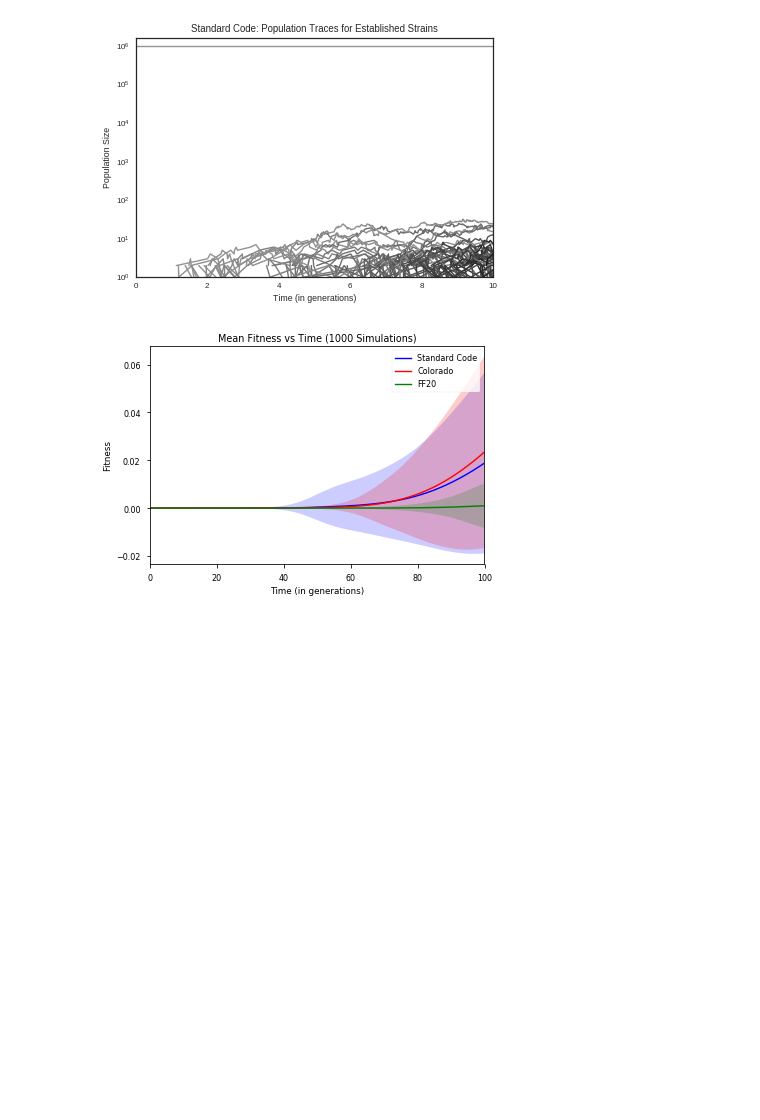
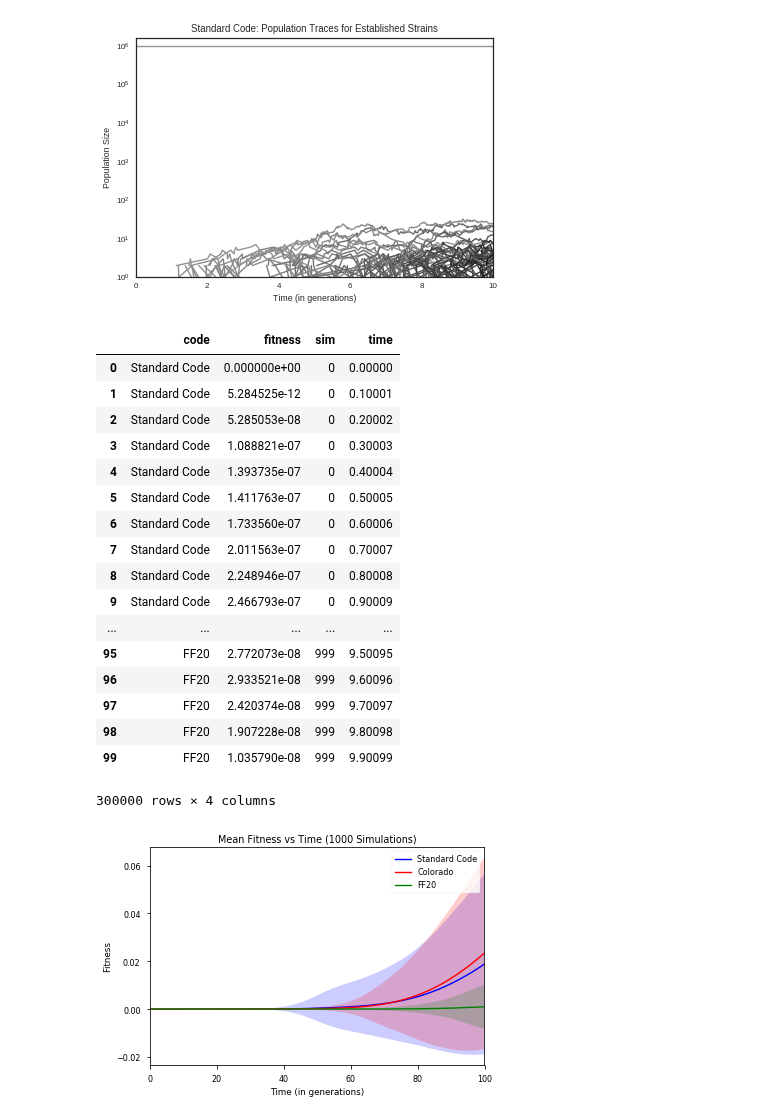
Before and after one commit to EndyLab/codon-tables, a Jupyter notebook: notebooks/fast_fail_figs.ipynb, the cells around one changed output. Drawn from its saved outputs; the diff is of its cells as text; code cells hidden in the pictures; blank space fills up the shorter version.

```diff
--- a/notebooks/fast_fail_figs.ipynb
+++ b/notebooks/fast_fail_figs.ipynb
@@ -344,6 +344,30 @@ for file in filenames[0:3]:
         del df
 # with open(filenames[0], 'rb') as handle:
 #     df = pickle.load(handle)
+# %%
+wanted_codes = ['Standard Code', 'Colorado', 'FF20']
+f = lambda code: code in wanted_codes
+DF_3b = DF.loc[DF['code'].map(f)]
+DF_3b
+# %% [output]
+|  | code | fitness | sim | time |
+| 0 | Standard Code | 0.000000e+00 | 0 | 0.00000 |
+| 1 | Standard Code | 5.284525e-12 | 0 | 0.10001 |
+| 2 | Standard Code | 5.285053e-08 | 0 | 0.20002 |
+| 3 | Standard Code | 1.088821e-07 | 0 | 0.30003 |
+| 4 | Standard Code | 1.393735e-07 | 0 | 0.40004 |
+| 5 | Standard Code | 1.411763e-07 | 0 | 0.50005 |
+| 6 | Standard Code | 1.733560e-07 | 0 | 0.60006 |
+| 7 | Standard Code | 2.011563e-07 | 0 | 0.70007 |
+| 8 | Standard Code | 2.248946e-07 | 0 | 0.80008 |
+| 9 | Standard Code | 2.466793e-07 | 0 | 0.90009 |
+| ... | ... | ... | ... | ... |
+| 95 | FF20 | 2.772073e-08 | 999 | 9.50095 |
+| 96 | FF20 | 2.933521e-08 | 999 | 9.60096 |
+| 97 | FF20 | 2.420374e-08 | 999 | 9.70097 |
+| 98 | FF20 | 1.907228e-08 | 999 | 9.80098 |
+| 99 | FF20 | 1.035790e-08 | 999 | 9.90099 |
+300000 rows × 4 columns
 # %%
 # optional individual dataframe loading
 with open('/home/jonathan/Lab/ATD/codon-tables/data/manuscript/N=1e6_b=1_l=2/Standard_Code_1/output/2018-03-23_Standard_Code_1_concatenated.pickle', 'rb') as handle:
```
Also changed, not shown: parts of 3 cells of this notebook, 1 other file.
